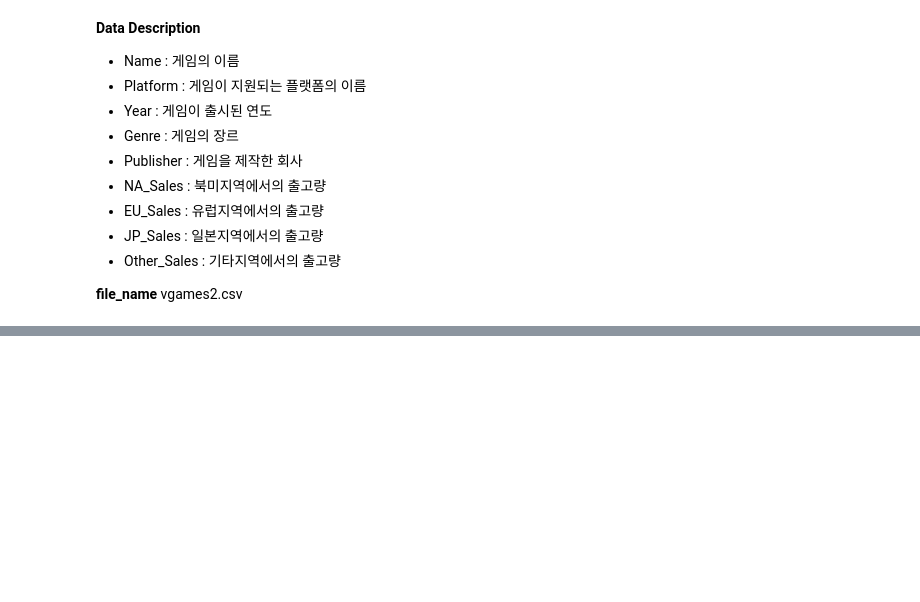
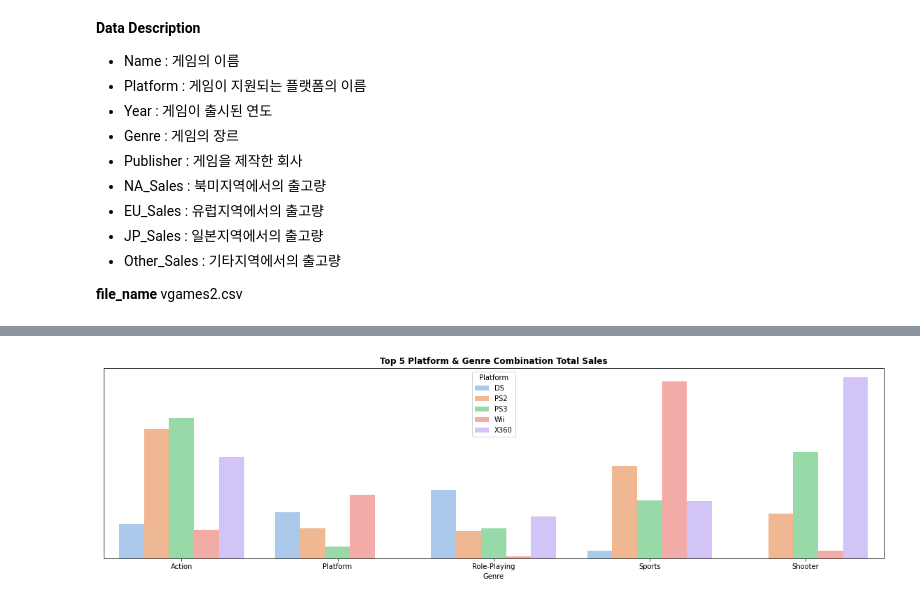
Before and after one commit to Choi-jeonghoon/AI, a Jupyter notebook: AI_12_최정훈_Section1.ipynb, the cells around one changed output, grey strips where cells are left out. Cells and saved outputs as stored; diff of their text form; code cells hidden in the pictures; blank space fills up the shorter version.

```diff
--- a/AI_12_최정훈_Section1.ipynb
+++ b/AI_12_최정훈_Section1.ipynb
@@ -98,0 +117,14 @@ df.isnull()
+# %%
+#출시연도 데이터 중 9, 97과 같은 값들을 2009, 1997과 같은 형태로 변환
+
+def toint2(x) :
+  if x < 50 :
+    return int(x + 2000)
+  elif x < 100 :
+    return int(x + 1900)
+  else :
+    return int(x) # 연도이므로 최종 값을 integer로 출력
+
+data['Year'] = data['Year'].apply(toint2)
+
+data.head()
@@ -98,0 +238,16 @@ df.isnull()
+# %%
+#Top 5 플랫폼과 장르의 조합만 추출
+
+plat = ['PS2', 'X360', 'Wii', 'PS3', 'DS']
+gen = ['Action', 'Shooter', 'Sports', 'Platform', 'Role-Playing']
+
+toptop = top[(top['Platform'].isin(plat)) & (top['Genre'].isin(gen))]
+toptop_rank = toptop.groupby(['Platform', 'Genre'])['Total_Sales'].sum().reset_index()
+
+plt.figure(figsize = (20, 5))
+sns.barplot(x = 'Genre', y = 'Total_Sales', data = toptop_rank, hue = 'Platform', palette = 'pastel')
+plt.title('Top 5 Platform & Genre Combination Total Sales', fontdict = {'fontweight' : 'bold'})
+ax = plt.gca()
+ax.axes.yaxis.set_visible(False)
+# %% [output]
+[figure, added]
```
Also changed, not shown: parts of 32 cells of this notebook.
